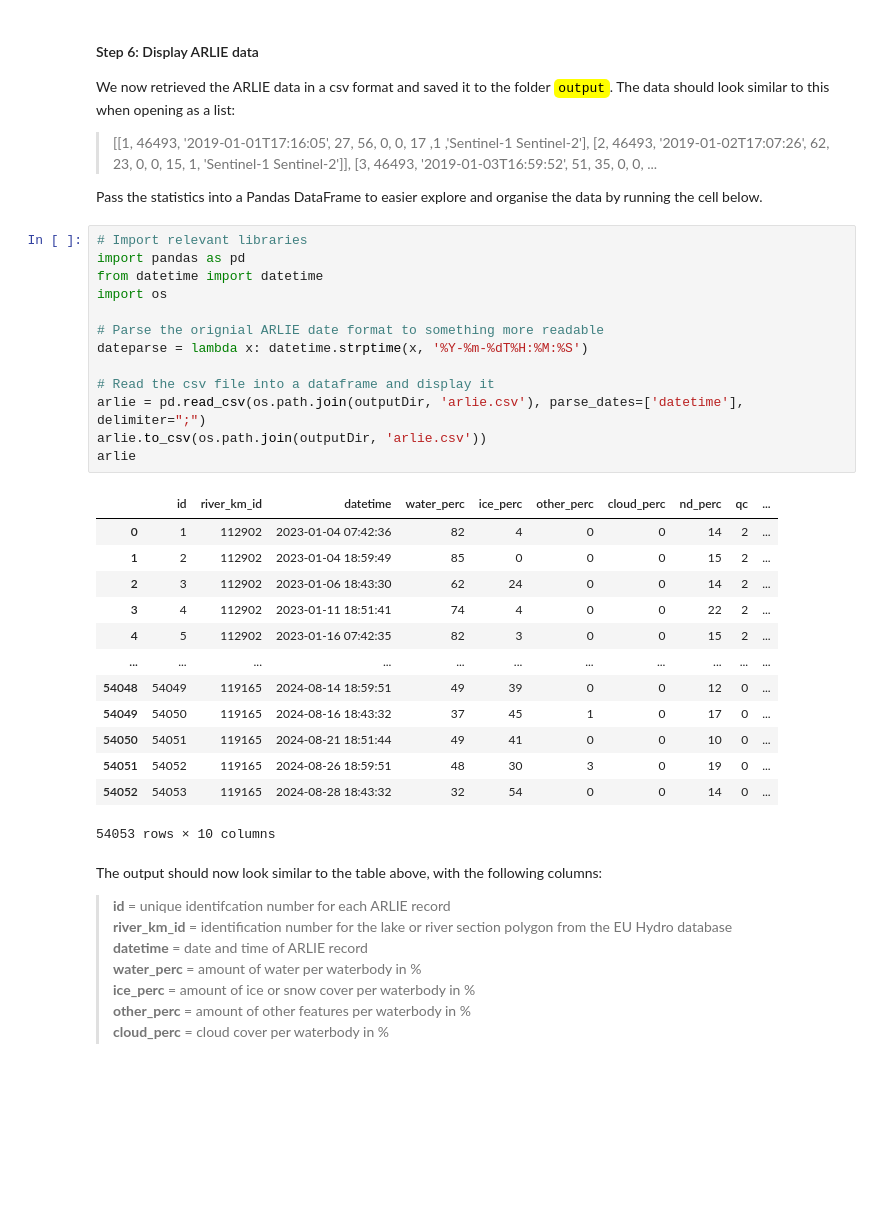
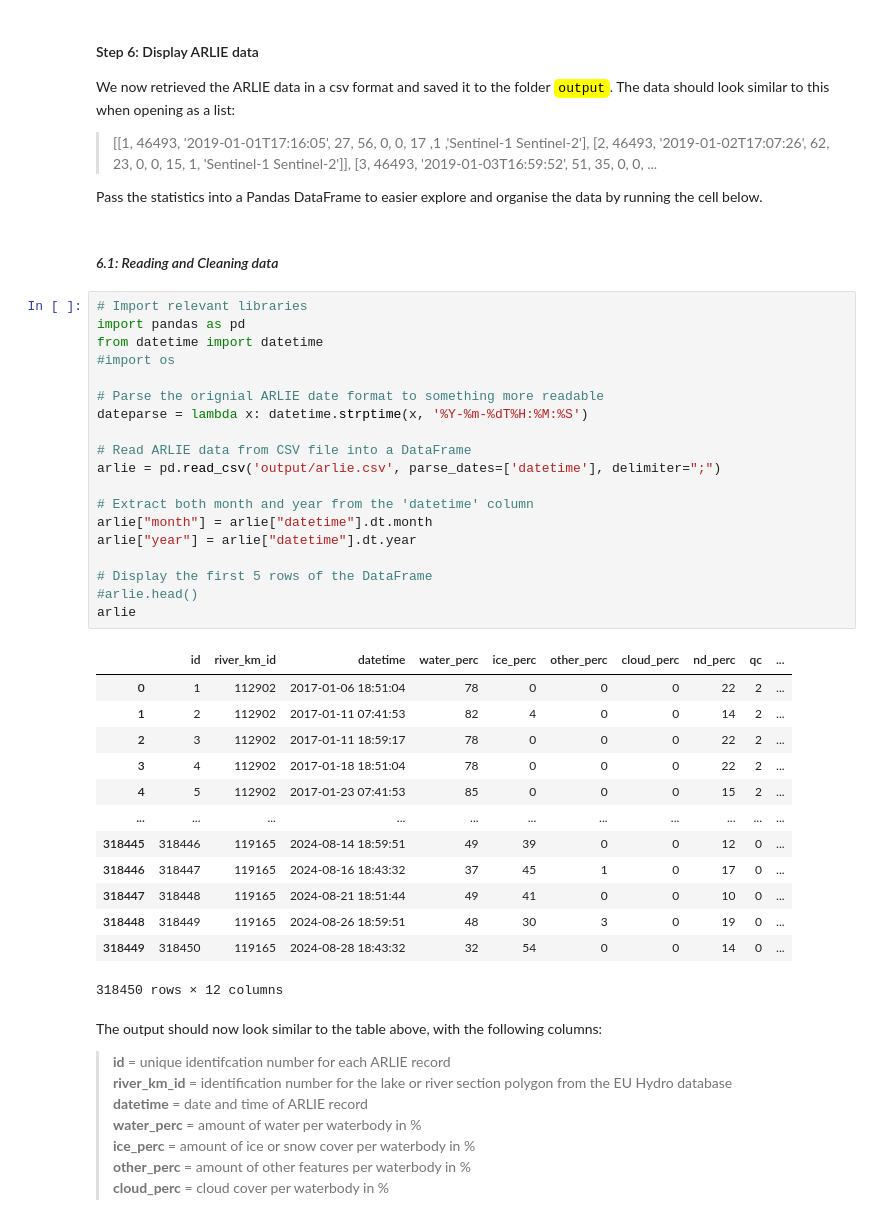
Before and after one commit to lmi/Copernicus, a Jupyter notebook: Land/clms-hrsi-arlie_demo-iceland/how-to-get-started.ipynb, the cells around one changed output. Drawn from its saved outputs; the diff is of its cells as text; blank space fills up the shorter version.

```diff
--- a/Land/clms-hrsi-arlie_demo-iceland/how-to-get-started.ipynb
+++ b/Land/clms-hrsi-arlie_demo-iceland/how-to-get-started.ipynb
@@ -225,33 +223,41 @@ The data should look similar to this when opening as a list:
  [2, 46493, '2019-01-02T17:07:26', 62, 23, 0, 0, 15, 1, 'Sentinel-1 Sentinel-2']], [3, 46493, '2019-01-03T16:59:52', 51, 35, 0, 0, ...
 
 Pass the statistics into a Pandas DataFrame to easier explore and organise the data by running the cell below.
+# %% [markdown]
+#### *6.1: Reading and Cleaning data*
 # %%
 # Import relevant libraries
 import pandas as pd
 from datetime import datetime
-import os
+#import os
 
 # Parse the orignial ARLIE date format to something more readable
 dateparse = lambda x: datetime.strptime(x, '%Y-%m-%dT%H:%M:%S')
 
-# Read the csv file into a dataframe and display it
-arlie = pd.read_csv(os.path.join(outputDir, 'arlie.csv'), parse_dates=['datetime'], delimiter=";")
-arlie.to_csv(os.path.join(outputDir, 'arlie.csv'))
+# Read ARLIE data from CSV file into a DataFrame
+arlie = pd.read_csv('output/arlie.csv', parse_dates=['datetime'], delimiter=";")
+
+# Extract both month and year from the 'datetime' column
+arlie["month"] = arlie["datetime"].dt.month
+arlie["year"] = arlie["datetime"].dt.year
+
+# Display the first 5 rows of the DataFrame
+#arlie.head()
 arlie
 # %% [output]
 |  | id | river_km_id | datetime | water_perc | ice_perc | other_perc | cloud_perc | nd_perc | qc | ... |
-| 0 | 1 | 112902 | 2023-01-04 07:42:36 | 82 | 4 | 0 | 0 | 14 | 2 | ... |
-| 1 | 2 | 112902 | 2023-01-04 18:59:49 | 85 | 0 | 0 | 0 | 15 | 2 | ... |
-| 2 | 3 | 112902 | 2023-01-06 18:43:30 | 62 | 24 | 0 | 0 | 14 | 2 | ... |
-| 3 | 4 | 112902 | 2023-01-11 18:51:41 | 74 | 4 | 0 | 0 | 22 | 2 | ... |
-| 4 | 5 | 112902 | 2023-01-16 07:42:35 | 82 | 3 | 0 | 0 | 15 | 2 | ... |
+| 0 | 1 | 112902 | 2017-01-06 18:51:04 | 78 | 0 | 0 | 0 | 22 | 2 | ... |
+| 1 | 2 | 112902 | 2017-01-11 07:41:53 | 82 | 4 | 0 | 0 | 14 | 2 | ... |
+| 2 | 3 | 112902 | 2017-01-11 18:59:17 | 78 | 0 | 0 | 0 | 22 | 2 | ... |
+| 3 | 4 | 112902 | 2017-01-18 18:51:04 | 78 | 0 | 0 | 0 | 22 | 2 | ... |
+| 4 | 5 | 112902 | 2017-01-23 07:41:53 | 85 | 0 | 0 | 0 | 15 | 2 | ... |
 | ... | ... | ... | ... | ... | ... | ... | ... | ... | ... | ... |
-| 54048 | 54049 | 119165 | 2024-08-14 18:59:51 | 49 | 39 | 0 | 0 | 12 | 0 | ... |
-| 54049 | 54050 | 119165 | 2024-08-16 18:43:32 | 37 | 45 | 1 | 0 | 17 | 0 | ... |
-| 54050 | 54051 | 119165 | 2024-08-21 18:51:44 | 49 | 41 | 0 | 0 | 10 | 0 | ... |
-| 54051 | 54052 | 119165 | 2024-08-26 18:59:51 | 48 | 30 | 3 | 0 | 19 | 0 | ... |
-| 54052 | 54053 | 119165 | 2024-08-28 18:43:32 | 32 | 54 | 0 | 0 | 14 | 0 | ... |
+| 318445 | 318446 | 119165 | 2024-08-14 18:59:51 | 49 | 39 | 0 | 0 | 12 | 0 | ... |
+| 318446 | 318447 | 119165 | 2024-08-16 18:43:32 | 37 | 45 | 1 | 0 | 17 | 0 | ... |
+| 318447 | 318448 | 119165 | 2024-08-21 18:51:44 | 49 | 41 | 0 | 0 | 10 | 0 | ... |
+| 318448 | 318449 | 119165 | 2024-08-26 18:59:51 | 48 | 30 | 3 | 0 | 19 | 0 | ... |
+| 318449 | 318450 | 119165 | 2024-08-28 18:43:32 | 32 | 54 | 0 | 0 | 14 | 0 | ... |
-54053 rows × 10 columns
+318450 rows × 12 columns
 # %% [markdown]
 The output should now look similar to the table above, with the following columns:<p>
 
```
Also changed, not shown: parts of 18 cells of this notebook, 5 other files.
